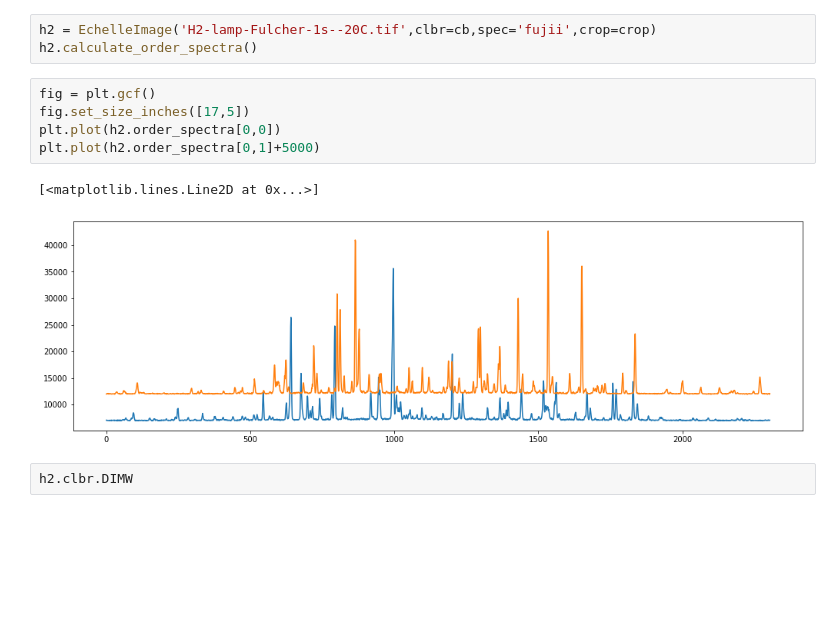
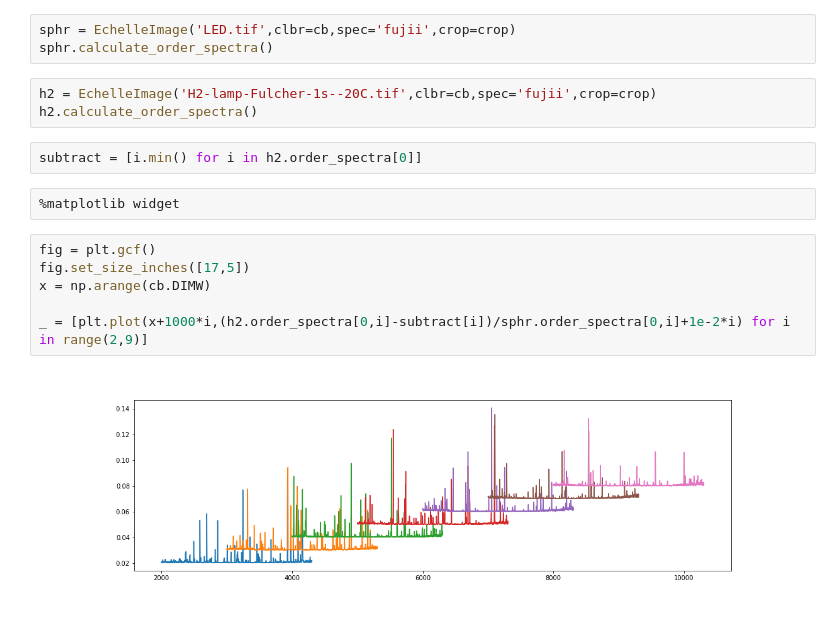
Before and after one commit to queezz/echelle_spectra, a Jupyter notebook: src/echelle_spectra/examples/3.3_Wavelength_Calibration.ipynb, the cells around one changed output. Drawn from its saved outputs; the diff is of its cells as text; blank space fills up the shorter version.

```diff
--- a/src/echelle_spectra/examples/3.3_Wavelength_Calibration.ipynb
+++ b/src/echelle_spectra/examples/3.3_Wavelength_Calibration.ipynb
@@ -27,16 +27,21 @@ crop = [1400,2600]
 cb = Calibrations(folder,files_fujii,spec='fujii',dv=17,crop=crop)
 # %%
 cb.start_cut()
+# %%
+sphr = EchelleImage('LED.tif',clbr=cb,spec='fujii',crop=crop)
+sphr.calculate_order_spectra()
 # %%
 h2 = EchelleImage('H2-lamp-Fulcher-1s--20C.tif',clbr=cb,spec='fujii',crop=crop)
 h2.calculate_order_spectra()
+# %%
+subtract = [i.min() for i in h2.order_spectra[0]]
+# %%
+%matplotlib widget
 # %%
 fig = plt.gcf()
 fig.set_size_inches([17,5])
-plt.plot(h2.order_spectra[0,0])
-plt.plot(h2.order_spectra[0,1]+5000)
+x = np.arange(cb.DIMW)
+
+_ = [plt.plot(x+1000*i,(h2.order_spectra[0,i]-subtract[i])/sphr.order_spectra[0,i]+1e-2*i) for i in range(2,9)]
 # %% [output]
-[<matplotlib.lines.Line2D at 0x...>]
-[figure, old version]
+[figure, new version]
-# %%
-h2.clbr.DIMW
```
Also changed, not shown: 1 other file.
